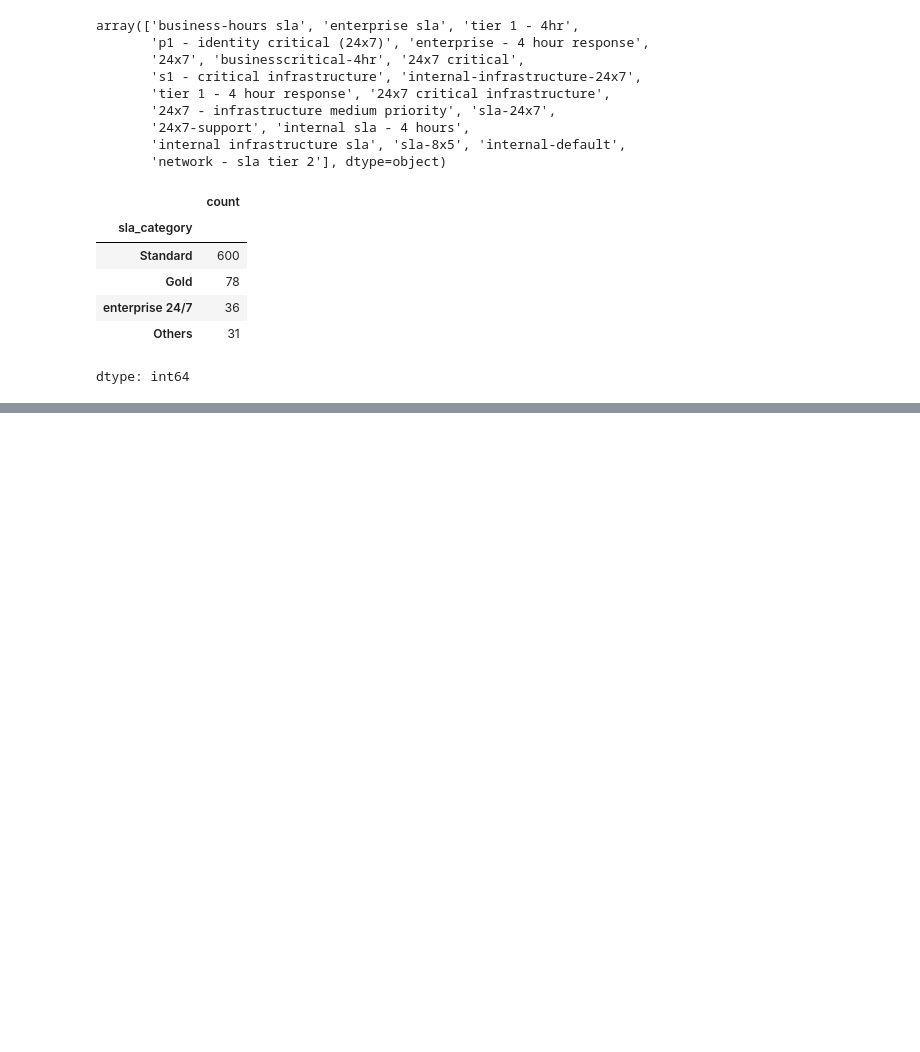
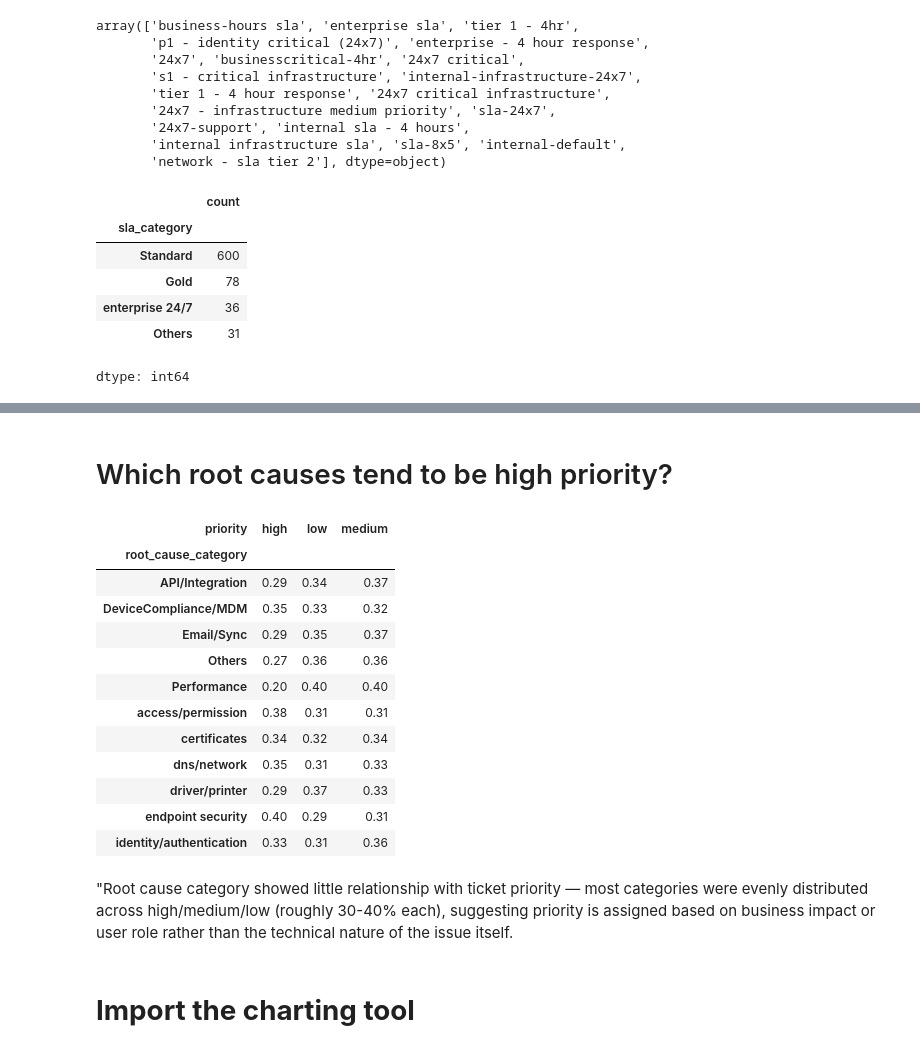
Before and after one commit to ashitasingh1230-commits/IT_support_ticket_analysis, a Jupyter notebook: 01_sla_cleaning.ipynb, the cells around one changed output, grey strips where cells are left out. Saved outputs shown, nothing was run; the diff lists cells and outputs as text; code cells hidden in the pictures; blank space fills up the shorter version.

```diff
--- a/01_sla_cleaning.ipynb
+++ b/01_sla_cleaning.ipynb
@@ -204,0 +331,22 @@ dtype: int64
+# %% [markdown]
+# Which root causes tend to be high priority?
+# %%
+pd.crosstab(df['root_cause_category'],df['priority'],normalize= 'index').round(2)
+# %% [output]
+| priority | high | low | medium |
+| root_cause_category |  |  |  |
+| API/Integration | 0.29 | 0.34 | 0.37 |
+| DeviceCompliance/MDM | 0.35 | 0.33 | 0.32 |
+| Email/Sync | 0.29 | 0.35 | 0.37 |
+| Others | 0.27 | 0.36 | 0.36 |
+| Performance | 0.20 | 0.40 | 0.40 |
+| access/permission | 0.38 | 0.31 | 0.31 |
+| certificates | 0.34 | 0.32 | 0.34 |
+| dns/network | 0.35 | 0.31 | 0.33 |
+| driver/printer | 0.29 | 0.37 | 0.33 |
+| endpoint security | 0.40 | 0.29 | 0.31 |
+| identity/authentication | 0.33 | 0.31 | 0.36 |
+# %% [markdown]
+"Root cause category showed little relationship with ticket priority — most categories were evenly distributed across high/medium/low (roughly 30-40% each), suggesting priority is assigned based on business impact or user role rather than the technical nature of the issue itself.
+# %% [markdown]
+# **Import the charting tool**
```
Also changed, not shown: parts of 20 cells of this notebook.
